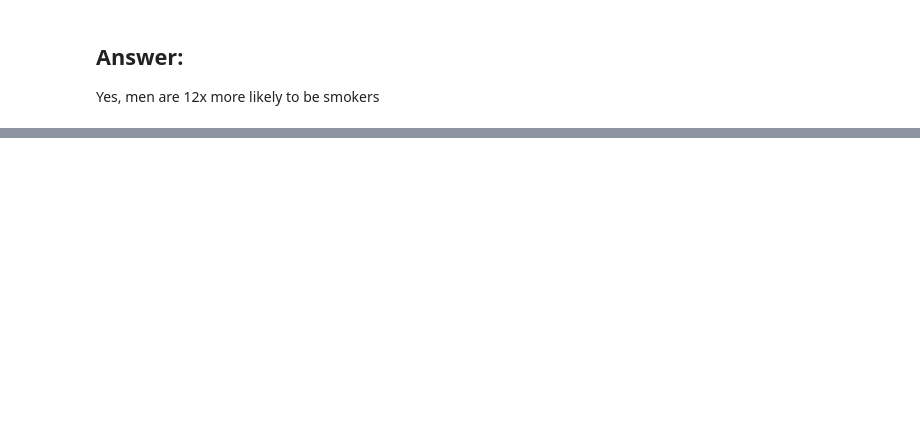
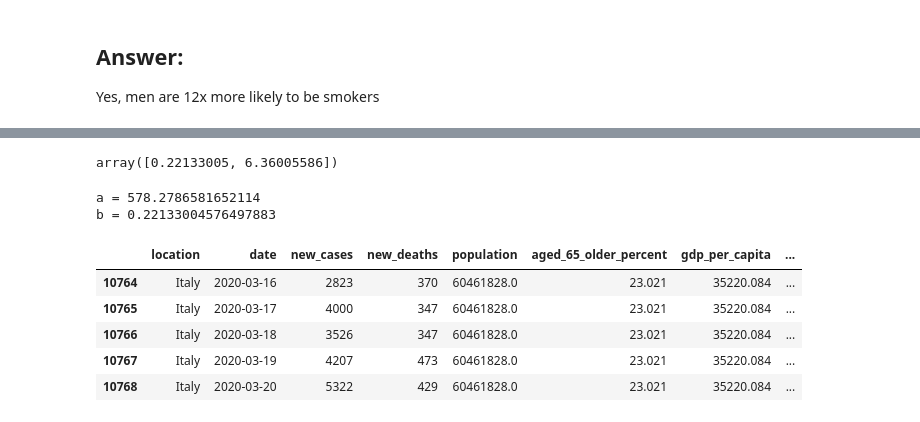
Before and after one commit to voleka-ocrv/t_company_data_analyst, a Jupyter notebook: t_company_test.ipynb, the cells around one changed output, grey strips where cells are left out. Cells and saved outputs as stored; diff of their text form; code cells hidden in the pictures; blank space fills up the shorter version.

```diff
--- a/t_company_test.ipynb
+++ b/t_company_test.ipynb
@@ -615,0 +631,15 @@ Yes, men are 12x more likely to be smokers
+# %%
+x = np.arange(0, covid_italy.shape[0])
+y = covid_italy['cum_cases']
+p = np.polyfit(x, np.log(y), 1)
+p
+# %% [output]
+array([0.22133005, 6.36005586])
+# %%
+# Convert the polynomial back into an exponential
+a = np.exp(p[1])
+b = p[0]
+print(f"a = {a}\nb = {b}")
+# %% [output]
+a = 578.2786581652114
+b = 0.22133004576497883
@@ -615,0 +648,9 @@ Yes, men are 12x more likely to be smokers
+# %%
+covid_italy.tail()
+# %% [output]
+|  | location | date | new_cases | new_deaths | population | aged_65_older_percent | gdp_per_capita | ... |
+| 10764 | Italy | 2020-03-16 | 2823 | 370 | 60461828.0 | 23.021 | 35220.084 | ... |
+| 10765 | Italy | 2020-03-17 | 4000 | 347 | 60461828.0 | 23.021 | 35220.084 | ... |
+| 10766 | Italy | 2020-03-18 | 3526 | 347 | 60461828.0 | 23.021 | 35220.084 | ... |
+| 10767 | Italy | 2020-03-19 | 4207 | 473 | 60461828.0 | 23.021 | 35220.084 | ... |
+| 10768 | Italy | 2020-03-20 | 5322 | 429 | 60461828.0 | 23.021 | 35220.084 | ... |
```
Also changed, not shown: parts of 24 cells of this notebook.
